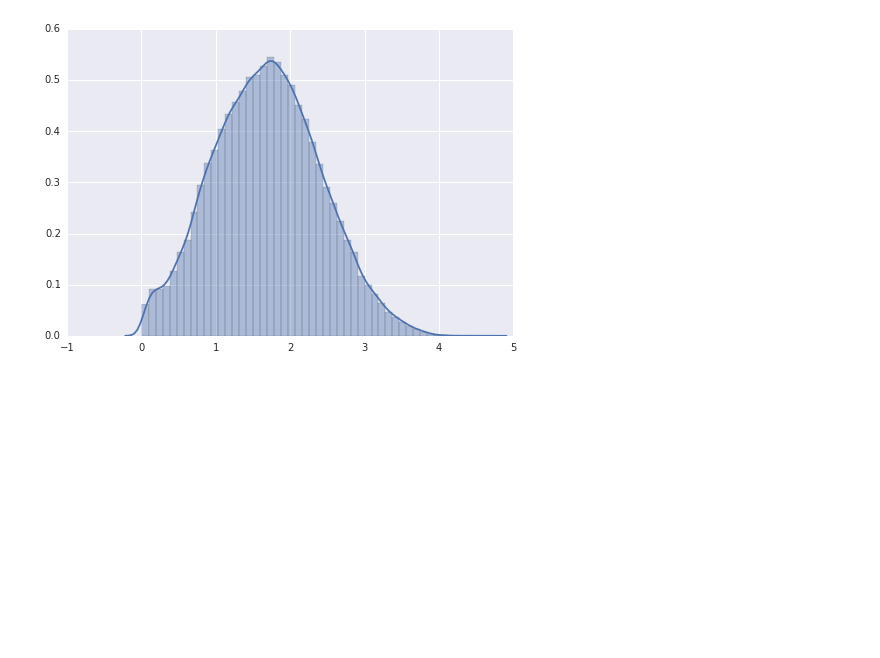
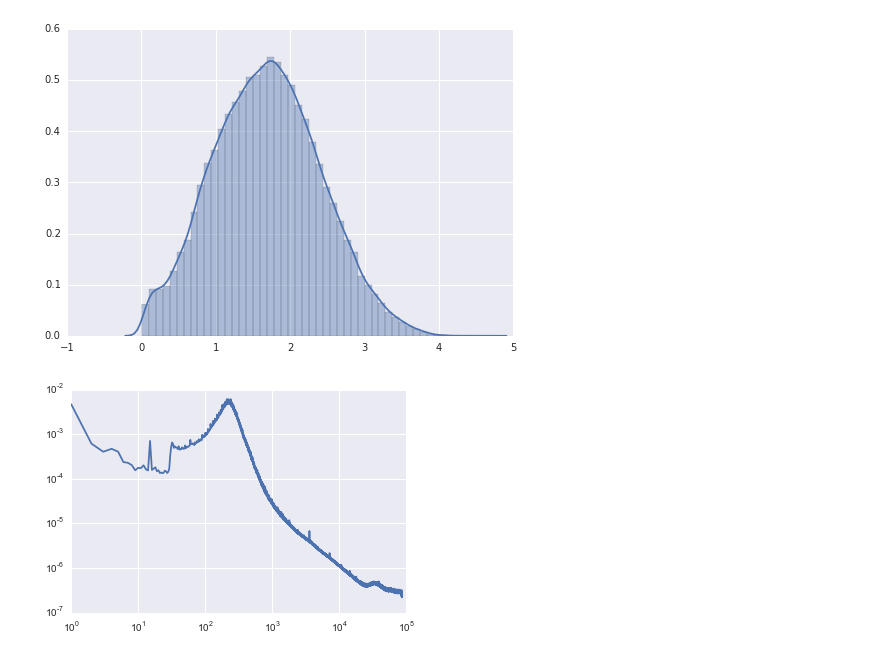
Before and after one commit to jlorince/music-spaces, a Jupyter notebook: notebooks/Untitled.ipynb, the cells around one changed output. Cells and saved outputs as stored; diff of their text form; code cells hidden in the pictures; blank space fills up the shorter version.

```diff
--- a/notebooks/Untitled.ipynb
+++ b/notebooks/Untitled.ipynb
@@ -25,3 +26,11 @@ with open('/Users/jaredlorince/git/MusicForaging/GenreModeling/data/artist_idx_f
     for line in f:
         line = line.strip().split('\t')
         feature_dict[int(line[0])] = int(line[1])
+# %%
+fig, ax = plt.subplots(1,1)
+td = pd.Series(np.load('../data/timediffs.npy'))
+plt.plot(td/td.sum())
+ax.set_xscale('log')
+ax.set_yscale('log')
+# %% [output]
+[figure, added]
```
Also changed, not shown: parts of 2 cells of this notebook, 32 other files.
